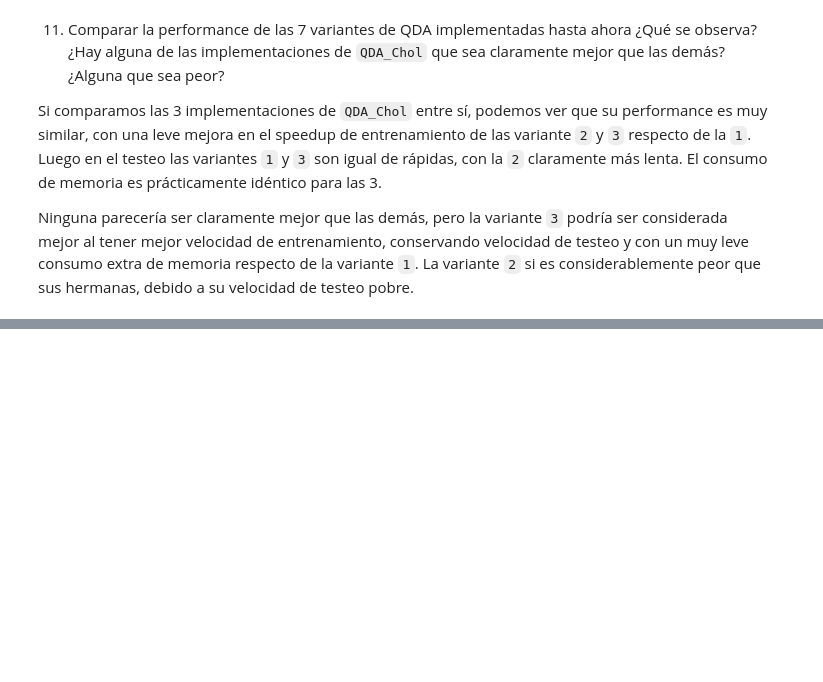
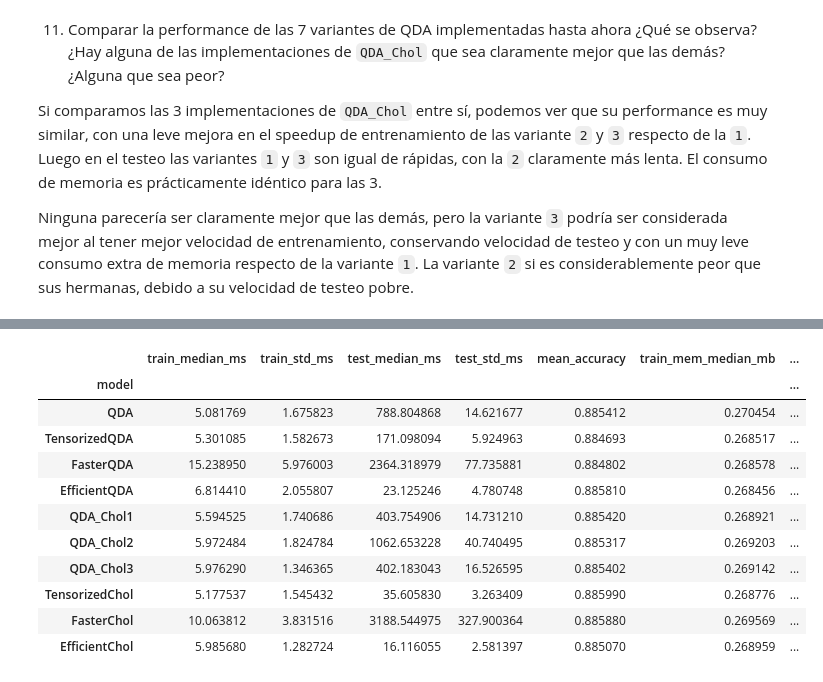
Before and after one commit to jteich99/amia, a Jupyter notebook: TP/AMIA_2025_TP1-TEICH.ipynb, the cells around one changed output, grey strips where cells are left out. Saved outputs shown, nothing was run; the diff lists cells and outputs as text; code cells hidden in the pictures; blank space fills up the shorter version.

```diff
--- a/TP/AMIA_2025_TP1-TEICH.ipynb
+++ b/TP/AMIA_2025_TP1-TEICH.ipynb
@@ -884,0 +886,20 @@ b.summary(baseline='QDA_Chol1')
+# %%
+class TensorizedChol(QDA_Chol3):
+  def _fit_params(self, X, y):
+    super()._fit_params(X,y)
+    self.tensor_L_invs = np.stack(self.L_invs)
+    self.tensor_means =  np.stack(self.means)
+
+  def _predict_log_conditionals(self, x):
+    unbiased_x =  x - self.tensor_means
+
+    y = self.tensor_L_invs @ unbiased_x
+    #print(y.shape)
+
+    diag_term = np.log(self.tensor_L_invs.diagonal(axis1=1, axis2=2).prod(axis=1))
+
+    return diag_term -0.5 * (y.transpose(0,2,1) @ y).flatten()
+
+  def _predict_one(self, x):
+      # return the class that has maximum a posteriori probability
+      return np.argmax(self.log_a_priori + self._predict_log_conditionals(x))
@@ -884,0 +967,32 @@ b.summary(baseline='QDA_Chol1')
+# %%
+class EfficientChol(TensorizedChol):
+    def _predict_log_conditionals(self, x):
+        unbiased_x =  x - self.tensor_means
+        unbiased_x = unbiased_x.reshape(len(unbiased_x), len(unbiased_x[0]),-1).transpose(1,2,0)
+
+        y = self.tensor_L_invs @ unbiased_x
+        y_term = np.sum(y * y,axis=1).transpose()
+
+        diag_term = np.log(self.tensor_L_invs.diagonal(axis1=1, axis2=2).prod(axis=1))
+
+        return diag_term -0.5 * y_term
+
+    def predict(self, X):
+        log_conditionals = self._predict_log_conditionals(X.transpose(1,0).reshape(-1,1,len(X),1))
+        return np.argmax(self.log_a_priori + log_conditionals, axis=1)
+# %%
+b.bench(EfficientChol)
+b.summary()
+# %% [output]
+|  | train_median_ms | train_std_ms | test_median_ms | test_std_ms | mean_accuracy | train_mem_median_mb | ... |
+| model |  |  |  |  |  |  | ... |
+| QDA | 5.081769 | 1.675823 | 788.804868 | 14.621677 | 0.885412 | 0.270454 | ... |
+| TensorizedQDA | 5.301085 | 1.582673 | 171.098094 | 5.924963 | 0.884693 | 0.268517 | ... |
+| FasterQDA | 15.238950 | 5.976003 | 2364.318979 | 77.735881 | 0.884802 | 0.268578 | ... |
+| EfficientQDA | 6.814410 | 2.055807 | 23.125246 | 4.780748 | 0.885810 | 0.268456 | ... |
+| QDA_Chol1 | 5.594525 | 1.740686 | 403.754906 | 14.731210 | 0.885420 | 0.268921 | ... |
+| QDA_Chol2 | 5.972484 | 1.824784 | 1062.653228 | 40.740495 | 0.885317 | 0.269203 | ... |
+| QDA_Chol3 | 5.976290 | 1.346365 | 402.183043 | 16.526595 | 0.885402 | 0.269142 | ... |
+| TensorizedChol | 5.177537 | 1.545432 | 35.605830 | 3.263409 | 0.885990 | 0.268776 | ... |
+| FasterChol | 10.063812 | 3.831516 | 3188.544975 | 327.900364 | 0.885880 | 0.269569 | ... |
+| EfficientChol | 5.985680 | 1.282724 | 16.116055 | 2.581397 | 0.885070 | 0.268959 | ... |
```
Also changed, not shown: parts of 21 cells of this notebook.
